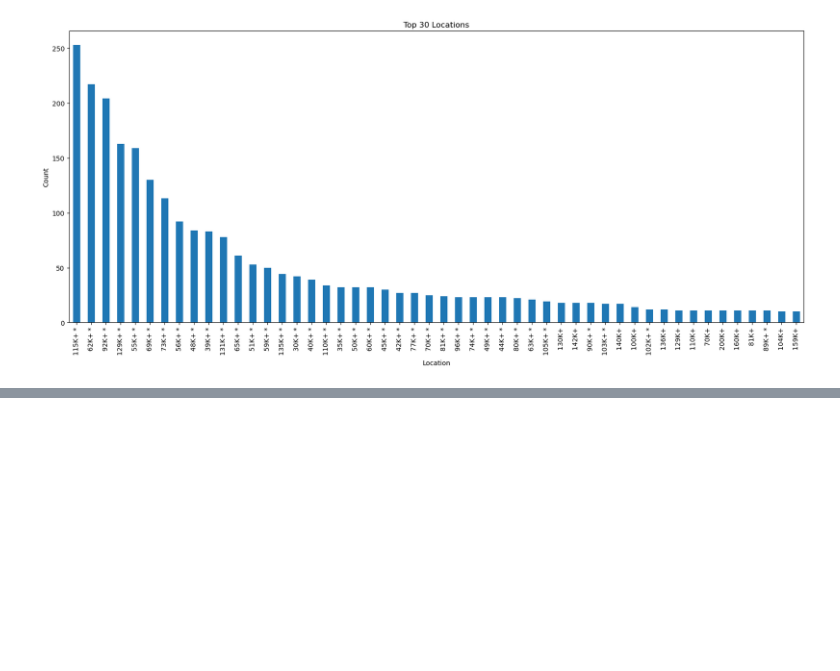
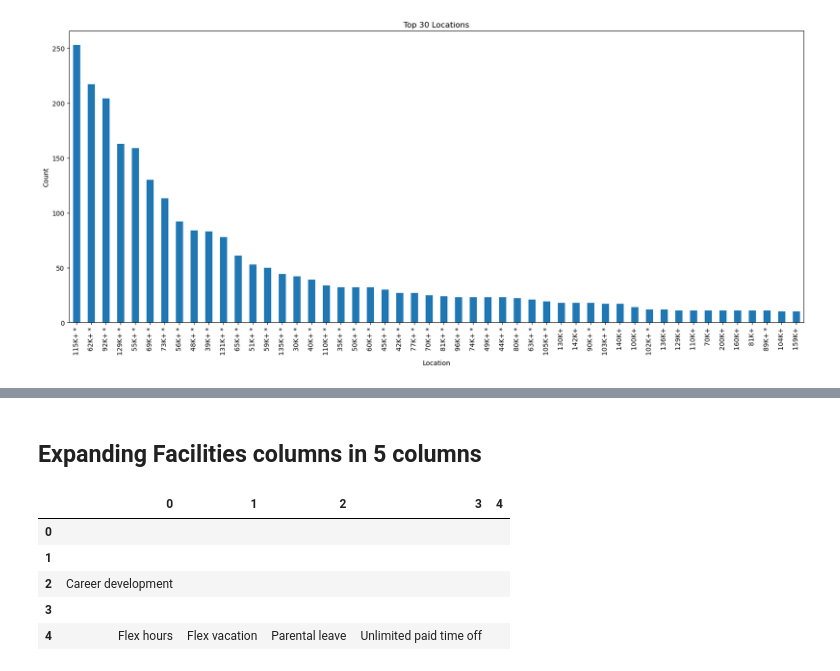
Before and after one commit to ShubhamGupta2505/MachineLearningPractice, a Jupyter notebook: different-jobs-analysis.ipynb, the cells around one changed output, grey strips where cells are left out. Drawn from its saved outputs; the diff is of its cells as text; code cells hidden in the pictures; blank space fills up the shorter version.

```diff
--- a/different-jobs-analysis.ipynb
+++ b/different-jobs-analysis.ipynb
@@ -273,0 +329,13 @@ plt.show()
+# %% [markdown]
+## Expanding Facilities columns in 5 columns
+# %%
+new_df = df.Facilities.str.split(",",expand=True)
+# %%
+new_df.head()
+# %% [output]
+|  | 0 | 1 | 2 | 3 | 4 |
+| 0 |  |  |  |  |  |
+| 1 |  |  |  |  |  |
+| 2 | Career development |  |  |  |  |
+| 3 |  |  |  |  |  |
+| 4 | Flex hours | Flex vacation | Parental leave | Unlimited paid time off |  |
```
Also changed, not shown: parts of 10 cells of this notebook.
